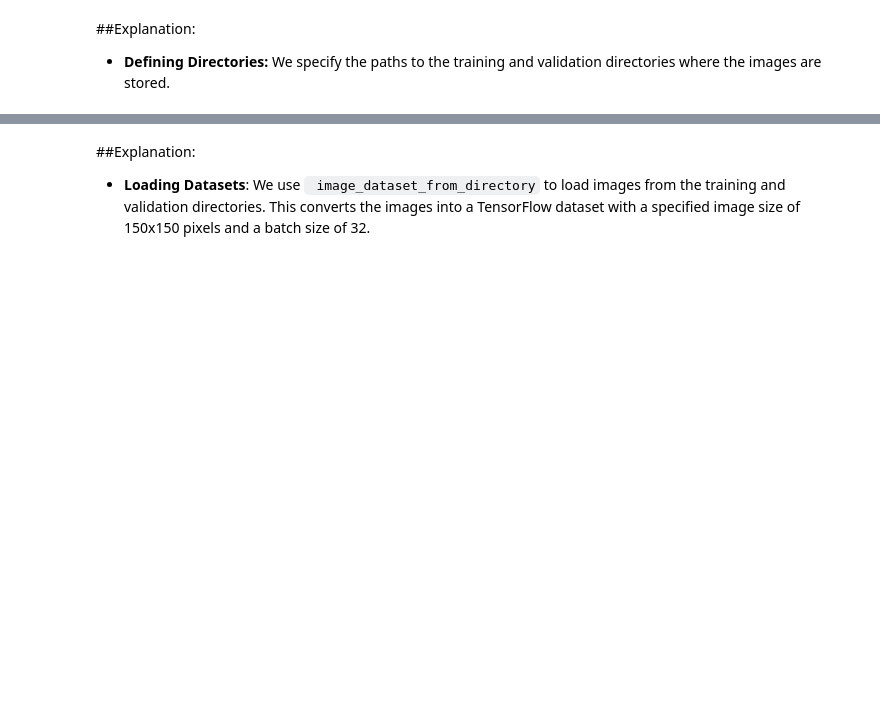
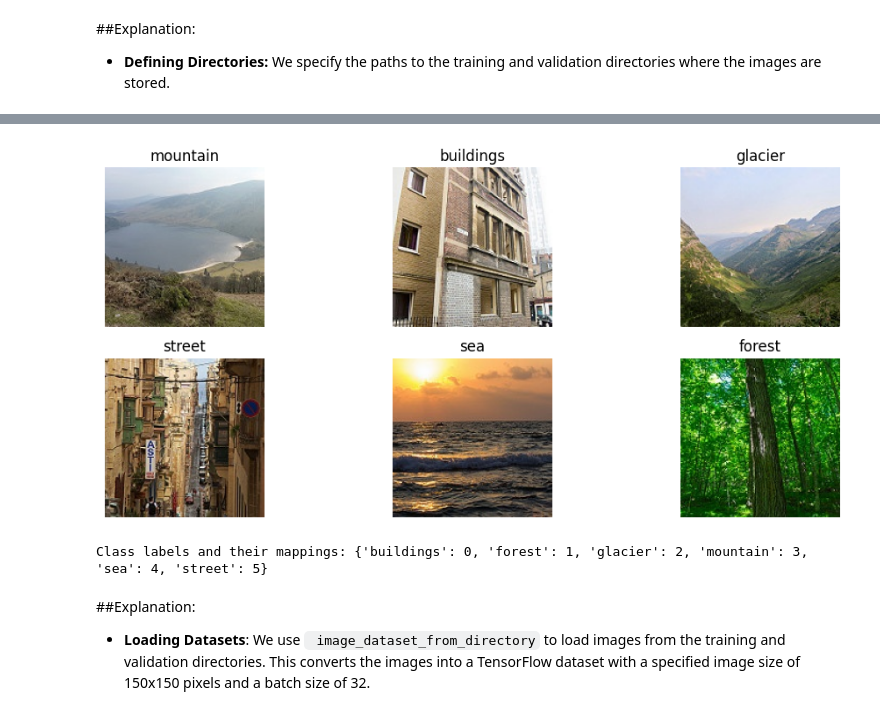
Before and after one commit to OscarTMa/04-Computer_Vision, a Jupyter notebook: DLintel_image_classification.ipynb, the cells around one changed output, grey strips where cells are left out. Saved outputs shown, nothing was run; the diff lists cells and outputs as text; code cells hidden in the pictures; blank space fills up the shorter version.

```diff
--- a/DLintel_image_classification.ipynb
+++ b/DLintel_image_classification.ipynb
@@ -46,3 +136,36 @@ validation_dir = os.path.join('data/seg_test/seg_test')
+# %%
+# Function to display sample images from each category
+def display_sample_images(directory):
+    class_names = os.listdir(directory)
+    plt.figure(figsize=(12, 8))
+    for i, class_name in enumerate(class_names):
+        image_path = os.path.join(directory, class_name, os.listdir(os.path.join(directory, class_name))[0])
+        img = load_img(image_path, target_size=(150, 150))
+        img_array = img_to_array(img)
+        ax = plt.subplot(3, 3, i + 1)
+        plt.imshow(img_array / 255.0)
+        plt.title(class_name)
+        plt.axis("off")
+    plt.show()
+
+# Display sample images from the training dataset
+display_sample_images(train_dir)
+# %% [output]
+[figure, added]
+# %%
+# Class labels and their mappings
+class_labels = {
+    'buildings': 0,
+    'forest': 1,
+    'glacier': 2,
+    'mountain': 3,
+    'sea': 4,
+    'street': 5
+}
+
+print("Class labels and their mappings:", class_labels)
+# %% [output]
+Class labels and their mappings: {'buildings': 0, 'forest': 1, 'glacier': 2, 'mountain': 3, 'sea': 4, 'street': 5}
 # %% [markdown]
 ##Explanation:
 
```
Also changed, not shown: parts of 27 cells of this notebook.
